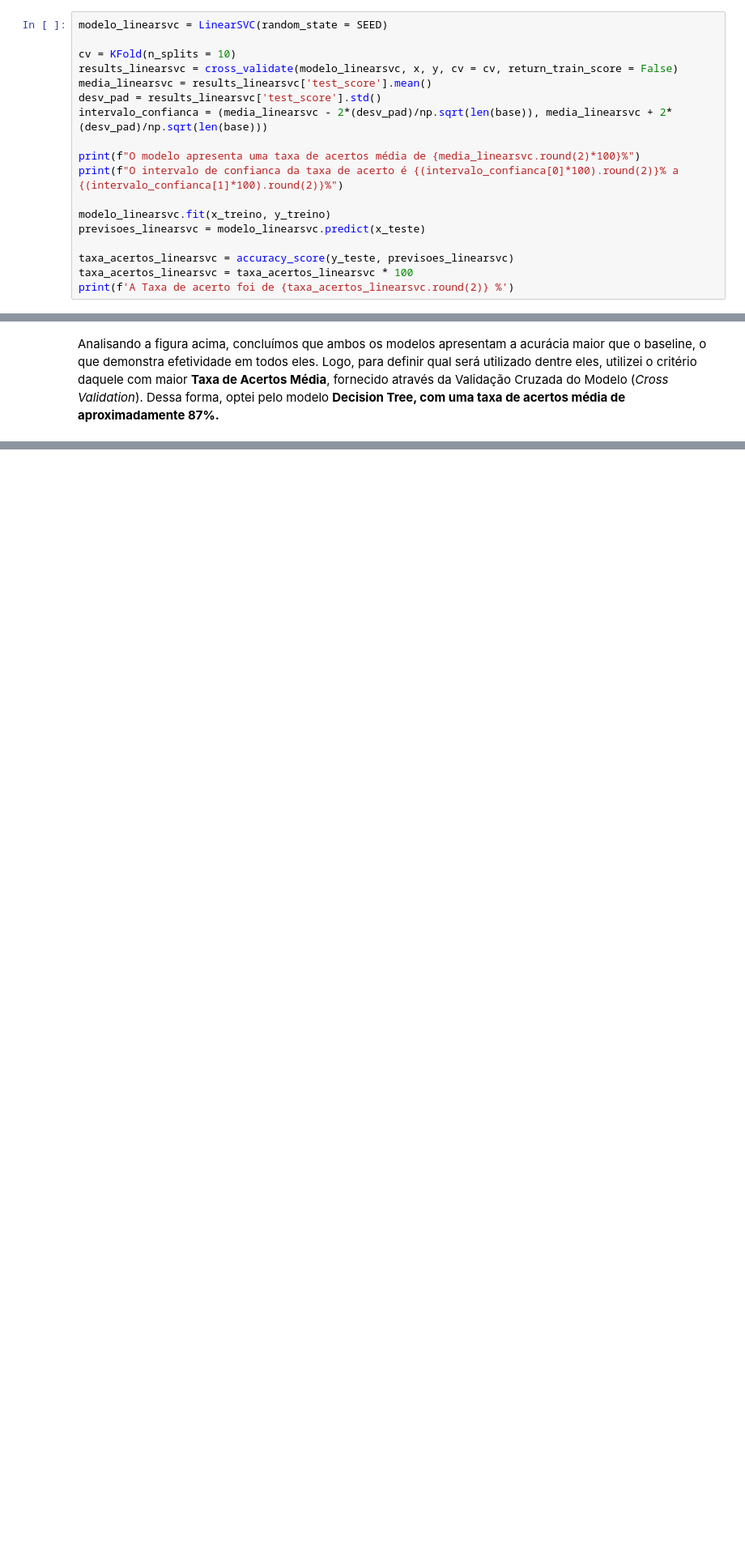
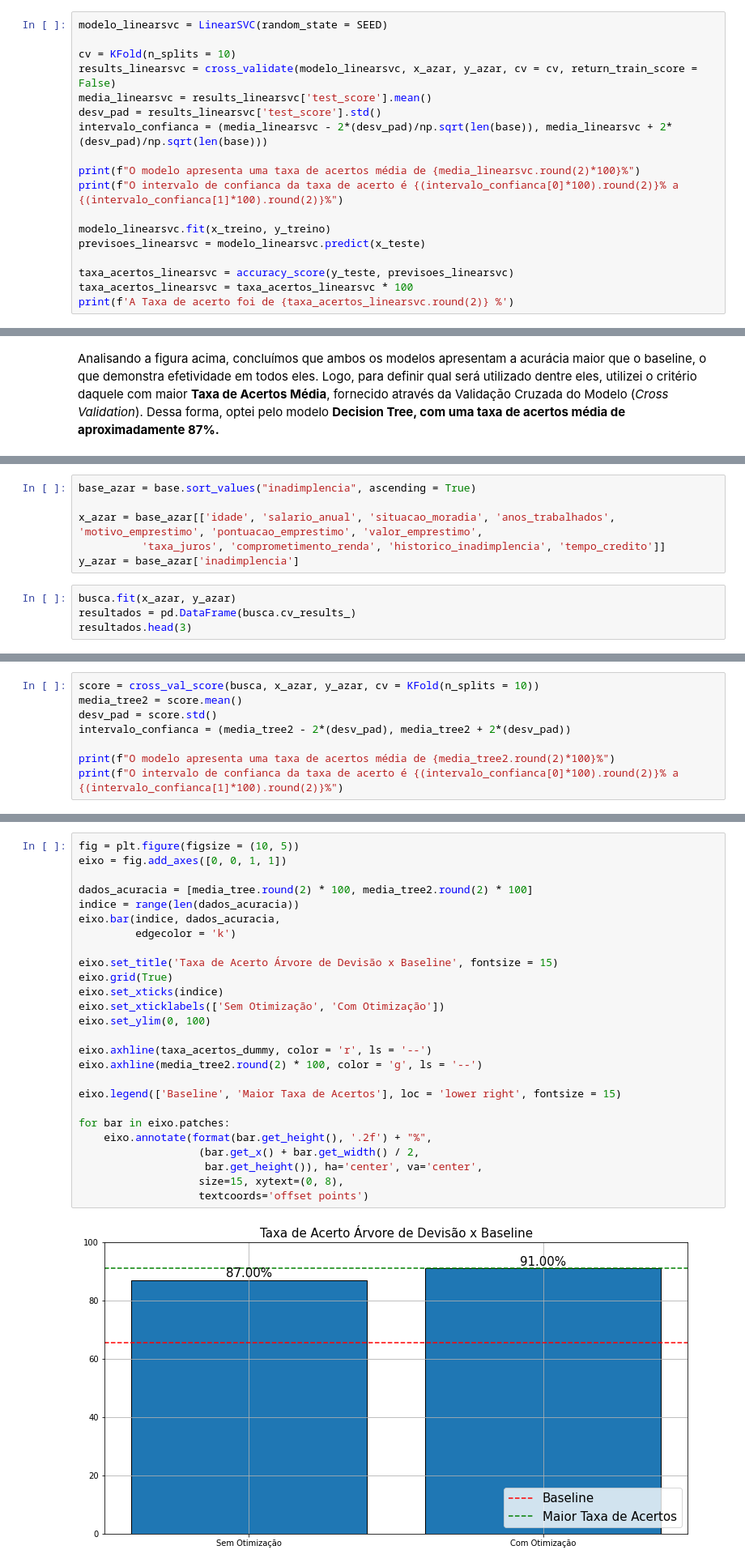
Before and after one commit to mfaysoares/Alura_Cash, a Jupyter notebook: Alura_Cash.ipynb, the cells around one changed output, grey strips where cells are left out. Shown at 81% size. Cells and saved outputs as stored; diff of their text form; blank space fills up the shorter version.

```diff
--- a/Alura_Cash.ipynb
+++ b/Alura_Cash.ipynb
@@ -471,7 +473,7 @@ O modelo de Machine Learning Linear SVC (em inglês, *Support Vector Machine*),
 modelo_linearsvc = LinearSVC(random_state = SEED)
 
 cv = KFold(n_splits = 10)
-results_linearsvc = cross_validate(modelo_linearsvc, x, y, cv = cv, return_train_score = False)
+results_linearsvc = cross_validate(modelo_linearsvc, x_azar, y_azar, cv = cv, return_train_score = False)
 media_linearsvc = results_linearsvc['test_score'].mean()
 desv_pad = results_linearsvc['test_score'].std()
 intervalo_confianca = (media_linearsvc - 2*(desv_pad)/np.sqrt(len(base)), media_linearsvc + 2*(desv_pad)/np.sqrt(len(base)))
@@ -641,0 +668,10 @@ for bar in eixo.patches:
+# %%
+base_azar = base.sort_values("inadimplencia", ascending = True)
+
+x_azar = base_azar[['idade', 'salario_anual', 'situacao_moradia', 'anos_trabalhados', 'motivo_emprestimo', 'pontuacao_emprestimo', 'valor_emprestimo',
+          'taxa_juros', 'comprometimento_renda', 'historico_inadimplencia', 'tempo_credito']]
+y_azar = base_azar['inadimplencia']
+# %%
+busca.fit(x_azar, y_azar)
+resultados = pd.DataFrame(busca.cv_results_)
+resultados.head(3)
@@ -641,0 +706,8 @@ for bar in eixo.patches:
+# %%
+score = cross_val_score(busca, x_azar, y_azar, cv = KFold(n_splits = 10))
+media_tree2 = score.mean()
+desv_pad = score.std()
+intervalo_confianca = (media_tree2 - 2*(desv_pad), media_tree2 + 2*(desv_pad))
+
+print(f"O modelo apresenta uma taxa de acertos média de {media_tree2.round(2)*100}%")
+print(f"O intervalo de confianca da taxa de acerto é {(intervalo_confianca[0]*100).round(2)}% a {(intervalo_confianca[1]*100).round(2)}%")
@@ -641,0 +719,28 @@ for bar in eixo.patches:
+# %%
+fig = plt.figure(figsize = (10, 5))
+eixo = fig.add_axes([0, 0, 1, 1])
+
+dados_acuracia = [media_tree.round(2) * 100, media_tree2.round(2) * 100]
+indice = range(len(dados_acuracia))
+eixo.bar(indice, dados_acuracia,
+         edgecolor = 'k')
+
+eixo.set_title('Taxa de Acerto Árvore de Devisão x Baseline', fontsize = 15)
+eixo.grid(True)
+eixo.set_xticks(indice)
+eixo.set_xticklabels(['Sem Otimização', 'Com Otimização'])
+eixo.set_ylim(0, 100)
+
+eixo.axhline(taxa_acertos_dummy, color = 'r', ls = '--')
+eixo.axhline(media_tree2.round(2) * 100, color = 'g', ls = '--')
+
+eixo.legend(['Baseline', 'Maior Taxa de Acertos'], loc = 'lower right', fontsize = 15)
+
+for bar in eixo.patches:
+    eixo.annotate(format(bar.get_height(), '.2f') + "%",
+                   (bar.get_x() + bar.get_width() / 2,
+                    bar.get_height()), ha='center', va='center',
+                   size=15, xytext=(0, 8),
+                   textcoords='offset points')
+# %% [output]
+[figure, added]
```
Also changed, not shown: parts of 21 cells of this notebook.
